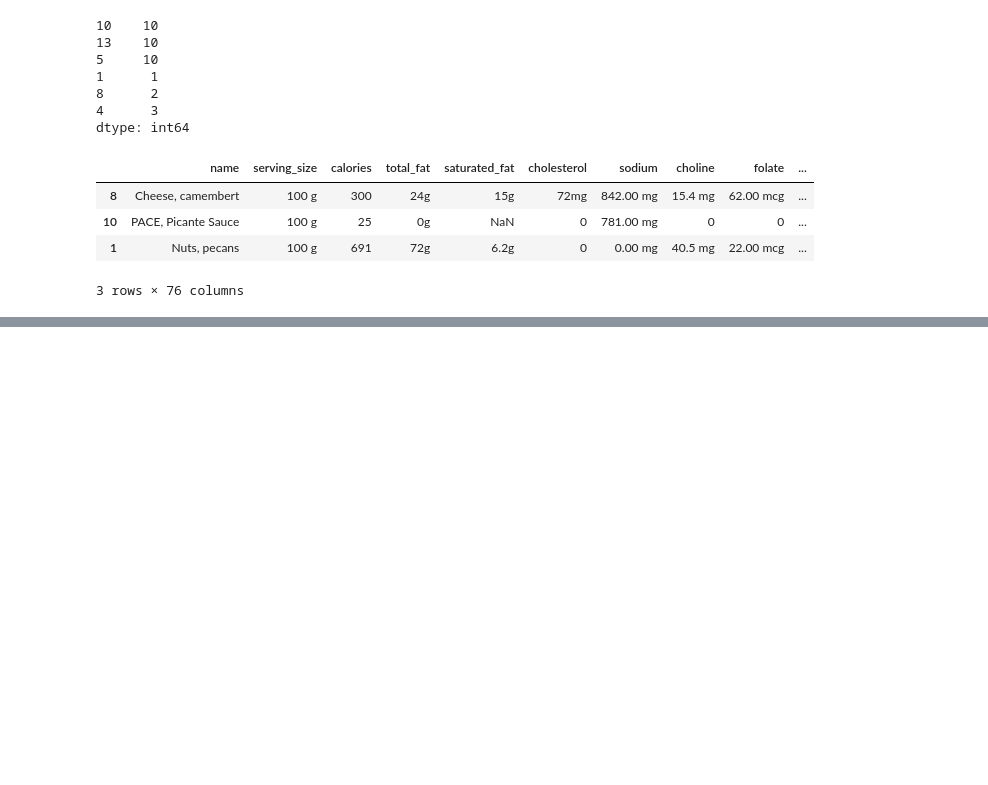
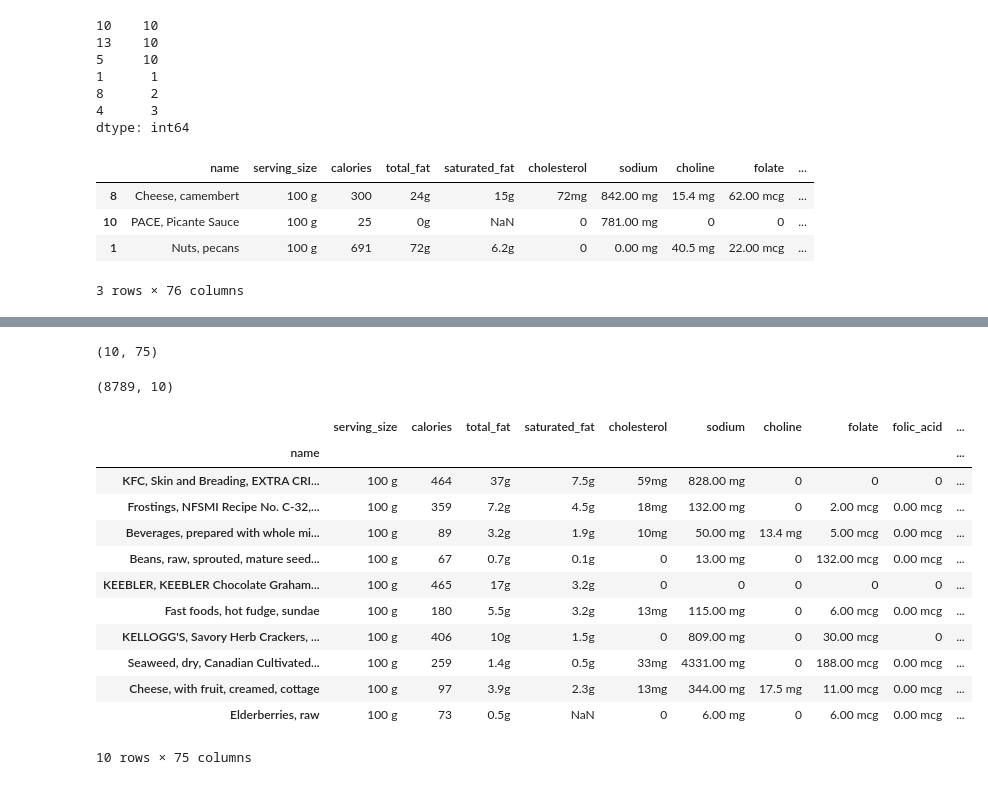
Before and after one commit to MuhummadShohag/Pandas-A-Z, a Jupyter notebook: Working With DataFrame/Working With DataFrame.ipynb, the cells around one changed output, grey strips where cells are left out. Cells and saved outputs as stored; diff of their text form; code cells hidden in the pictures; blank space fills up the shorter version.

```diff
--- a/Working With DataFrame/Working With DataFrame.ipynb
+++ b/Working With DataFrame/Working With DataFrame.ipynb
@@ -451,0 +528,2 @@ nut.sample(n=3, weights=weight,random_state=1)
+# %%
+nut.index=pd.RangeIndex(start=0,stop=8789,step=1)
@@ -451,0 +534,2 @@ nut.sample(n=3, weights=weight,random_state=1)
+# %%
+nut.set_index('name',inplace=True)
@@ -451,0 +545,5 @@ nut.sample(n=3, weights=weight,random_state=1)
+# %%
+# if you set drop False, it is not only set index but also stay column
+# Append True it is set MultiIndex
+# varify_integrity True, unique value appear
+nut.set_index('folic_acid',drop=False,append=True,verify_integrity=False).head(3)
@@ -451,0 +780,6 @@ nut.sample(n=3, weights=weight,random_state=1)
+# %%
+nurt_mini=nut.sample(n=10,random_state=13)
+# %%
+nurt_mini.shape
+# %% [output]
+(10, 75)
@@ -451,0 +788,20 @@ nut.sample(n=3, weights=weight,random_state=1)
+# %%
+nurts_mini.shape
+# %% [output]
+(8789, 10)
+# %%
+nurt_mini
+# %% [output]
+|  | serving_size | calories | total_fat | saturated_fat | cholesterol | sodium | choline | folate | folic_acid | ... |
+| name |  |  |  |  |  |  |  |  |  | ... |
+| KFC, Skin and Breading, EXTRA CRI... | 100 g | 464 | 37g | 7.5g | 59mg | 828.00 mg | 0 | 0 | 0 | ... |
+| Frostings, NFSMI Recipe No. C-32,... | 100 g | 359 | 7.2g | 4.5g | 18mg | 132.00 mg | 0 | 2.00 mcg | 0.00 mcg | ... |
+| Beverages, prepared with whole mi... | 100 g | 89 | 3.2g | 1.9g | 10mg | 50.00 mg | 13.4 mg | 5.00 mcg | 0.00 mcg | ... |
+| Beans, raw, sprouted, mature seed... | 100 g | 67 | 0.7g | 0.1g | 0 | 13.00 mg | 0 | 132.00 mcg | 0.00 mcg | ... |
+| KEEBLER, KEEBLER Chocolate Graham... | 100 g | 465 | 17g | 3.2g | 0 | 0 | 0 | 0 | 0 | ... |
+| Fast foods, hot fudge, sundae | 100 g | 180 | 5.5g | 3.2g | 13mg | 115.00 mg | 0 | 6.00 mcg | 0.00 mcg | ... |
+| KELLOGG'S, Savory Herb Crackers, ... | 100 g | 406 | 10g | 1.5g | 0 | 809.00 mg | 0 | 30.00 mcg | 0 | ... |
+| Seaweed, dry, Canadian Cultivated... | 100 g | 259 | 1.4g | 0.5g | 33mg | 4331.00 mg | 0 | 188.00 mcg | 0.00 mcg | ... |
+| Cheese, with fruit, creamed, cottage | 100 g | 97 | 3.9g | 2.3g | 13mg | 344.00 mg | 17.5 mg | 11.00 mcg | 0.00 mcg | ... |
+| Elderberries, raw | 100 g | 73 | 0.5g | NaN | 0 | 6.00 mg | 0 | 6.00 mcg | 0.00 mcg | ... |
+10 rows × 75 columns
```
Also changed, not shown: parts of 68 cells of this notebook.
